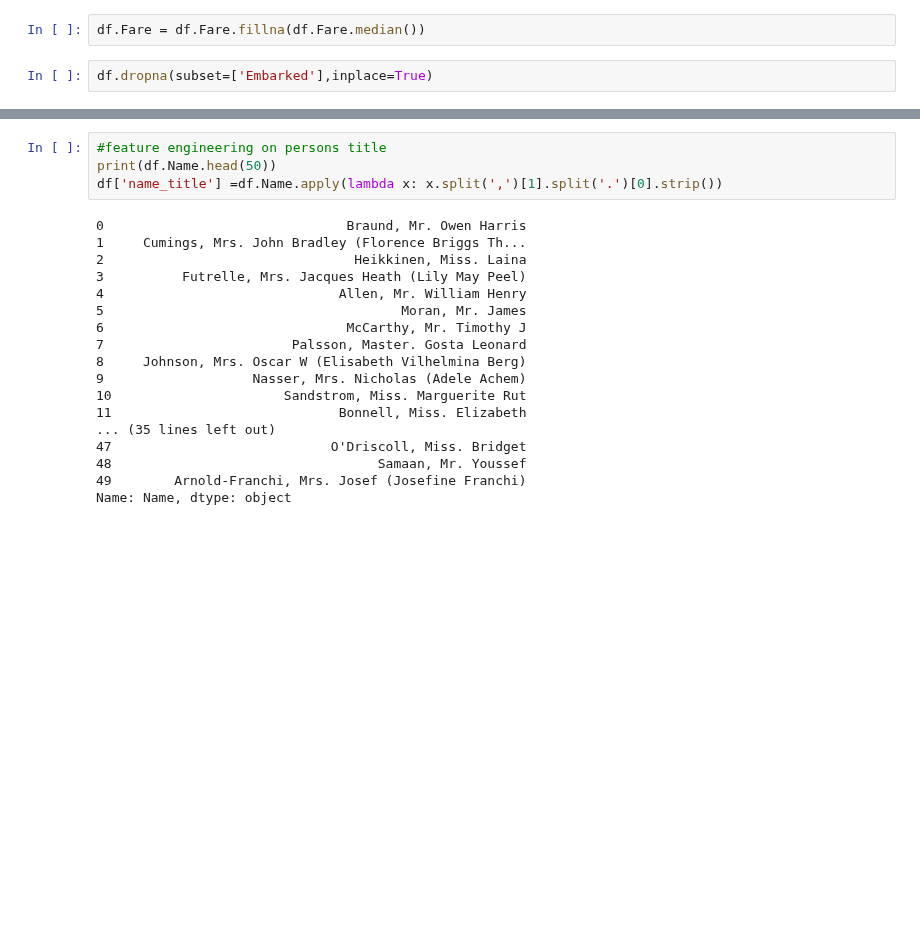
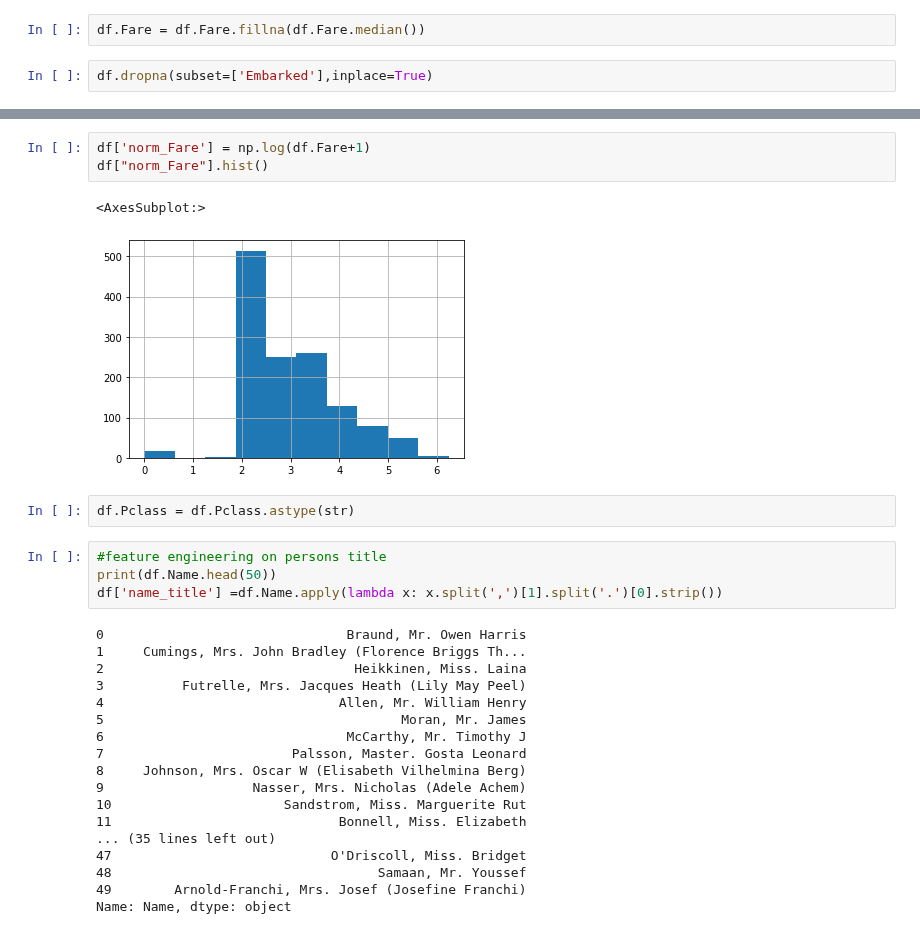
Before and after one commit to Jyothif/Titanic_Disaster_Deployment, a Jupyter notebook: Titanic_Diaster_Deployment.ipynb, the cells around one changed output, grey strips where cells are left out. Saved outputs shown, nothing was run; the diff lists cells and outputs as text; blank space fills up the shorter version.

```diff
--- a/Titanic_Diaster_Deployment.ipynb
+++ b/Titanic_Diaster_Deployment.ipynb
@@ -424,3 +457,11 @@ df.dropna(subset=['Embarked'],inplace=True)
+# %%
+df['norm_Fare'] = np.log(df.Fare+1)
+df["norm_Fare"].hist()
+# %% [output]
+<AxesSubplot:>
+[figure, added]
+# %%
+df.Pclass = df.Pclass.astype(str)
 # %%
 #feature engineering on persons title
 print(df.Name.head(50))
```
Also changed, not shown: parts of 44 cells of this notebook.
